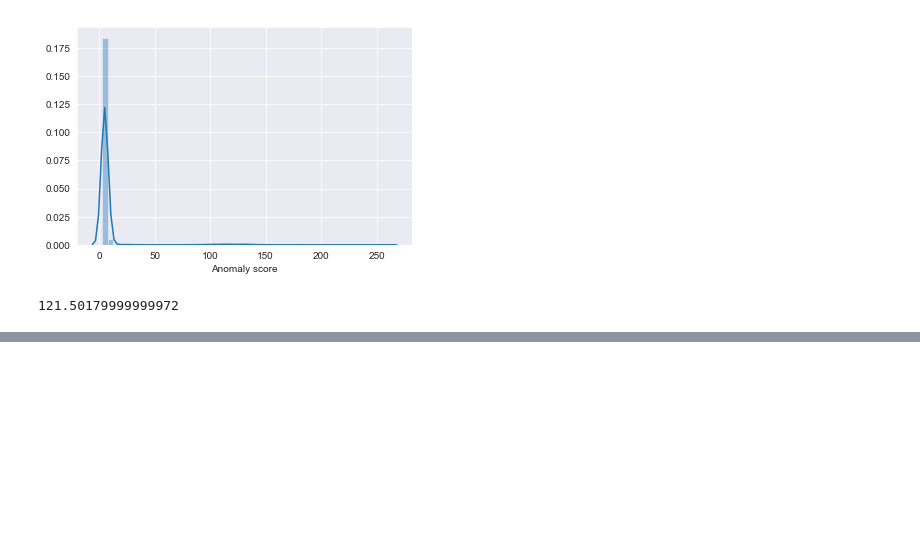
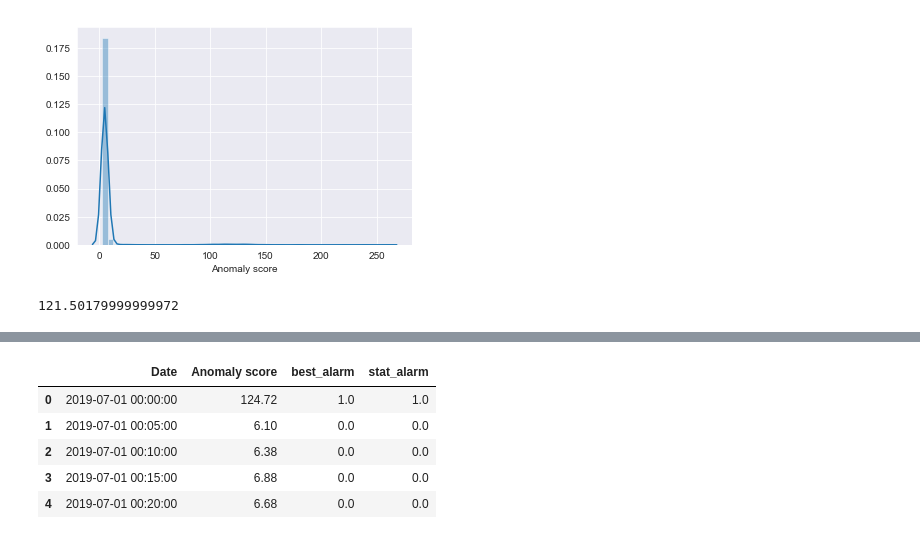
Before and after one commit to Coptero/Machine-Learning, a Jupyter notebook: notebooks/CMEX_MEX.ipynb, the cells around one changed output, grey strips where cells are left out. Drawn from its saved outputs; the diff is of its cells as text; code cells hidden in the pictures; blank space fills up the shorter version.

```diff
--- a/notebooks/CMEX_MEX.ipynb
+++ b/notebooks/CMEX_MEX.ipynb
@@ -150,0 +229,10 @@ with open('../data/cmex_mex_data/CMEX-MEX-OCCRTRDW01_GigabitEthernet000_input.js
+# %%
+just_alarms = pd.read_csv('../data/cmex_mex_data/cmex_anomaly_score_with_alarms.csv')
+just_alarms.head()
+# %% [output]
+|  | Date | Anomaly score | best_alarm | stat_alarm |
+| 0 | 2019-07-01 00:00:00 | 124.72 | 1.0 | 1.0 |
+| 1 | 2019-07-01 00:05:00 | 6.10 | 0.0 | 0.0 |
+| 2 | 2019-07-01 00:10:00 | 6.38 | 0.0 | 0.0 |
+| 3 | 2019-07-01 00:15:00 | 6.88 | 0.0 | 0.0 |
+| 4 | 2019-07-01 00:20:00 | 6.68 | 0.0 | 0.0 |
```
Also changed, not shown: parts of 21 cells of this notebook, 3 other files.
